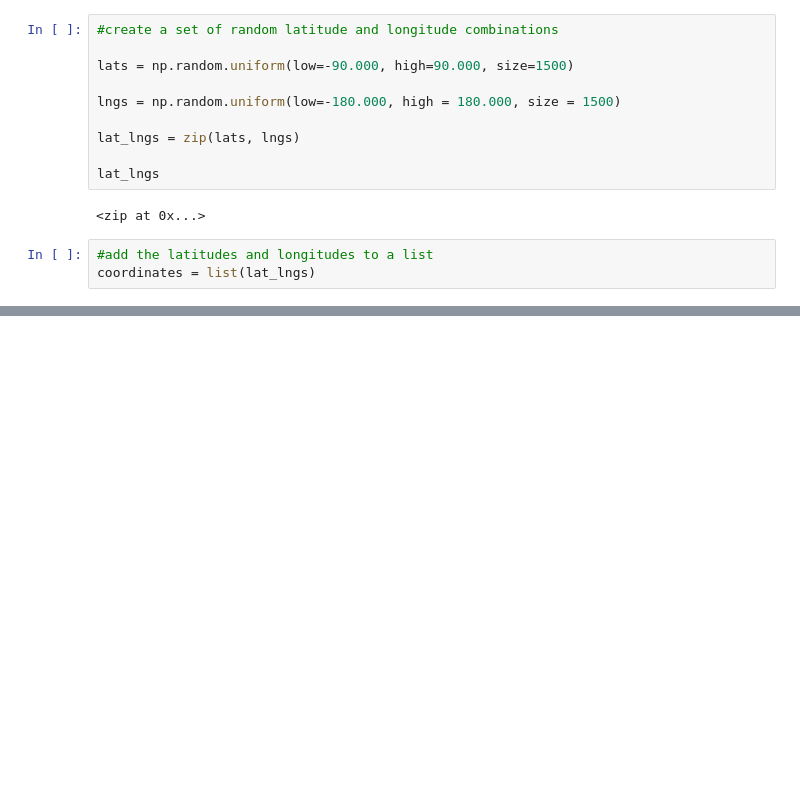
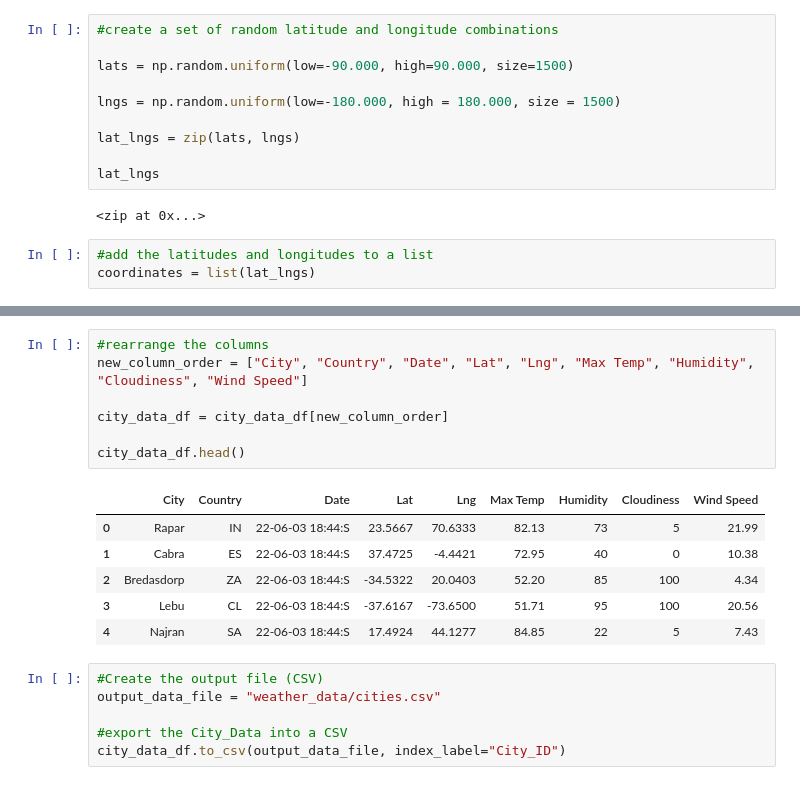
Before and after one commit to tanmelissa/World_Weather_Analysis, a Jupyter notebook: WeatherPy.ipynb, the cells around one changed output, grey strips where cells are left out. Saved outputs shown, nothing was run; the diff lists cells and outputs as text; blank space fills up the shorter version.

```diff
--- a/WeatherPy.ipynb
+++ b/WeatherPy.ipynb
@@ -40,0 +160,20 @@ len(cities)
+# %%
+#rearrange the columns
+new_column_order = ["City", "Country", "Date", "Lat", "Lng", "Max Temp", "Humidity", "Cloudiness", "Wind Speed"]
+
+city_data_df = city_data_df[new_column_order]
+
+city_data_df.head()
+# %% [output]
+|  | City | Country | Date | Lat | Lng | Max Temp | Humidity | Cloudiness | Wind Speed |
+| 0 | Rapar | IN | 22-06-03 18:44:S | 23.5667 | 70.6333 | 82.13 | 73 | 5 | 21.99 |
+| 1 | Cabra | ES | 22-06-03 18:44:S | 37.4725 | -4.4421 | 72.95 | 40 | 0 | 10.38 |
+| 2 | Bredasdorp | ZA | 22-06-03 18:44:S | -34.5322 | 20.0403 | 52.20 | 85 | 100 | 4.34 |
+| 3 | Lebu | CL | 22-06-03 18:44:S | -37.6167 | -73.6500 | 51.71 | 95 | 100 | 20.56 |
+| 4 | Najran | SA | 22-06-03 18:44:S | 17.4924 | 44.1277 | 84.85 | 22 | 5 | 7.43 |
+# %%
+#Create the output file (CSV)
+output_data_file = "weather_data/cities.csv"
+
+#export the City_Data into a CSV
+city_data_df.to_csv(output_data_file, index_label="City_ID")
```
Also changed, not shown: parts of 6 cells of this notebook, 3 other files.
